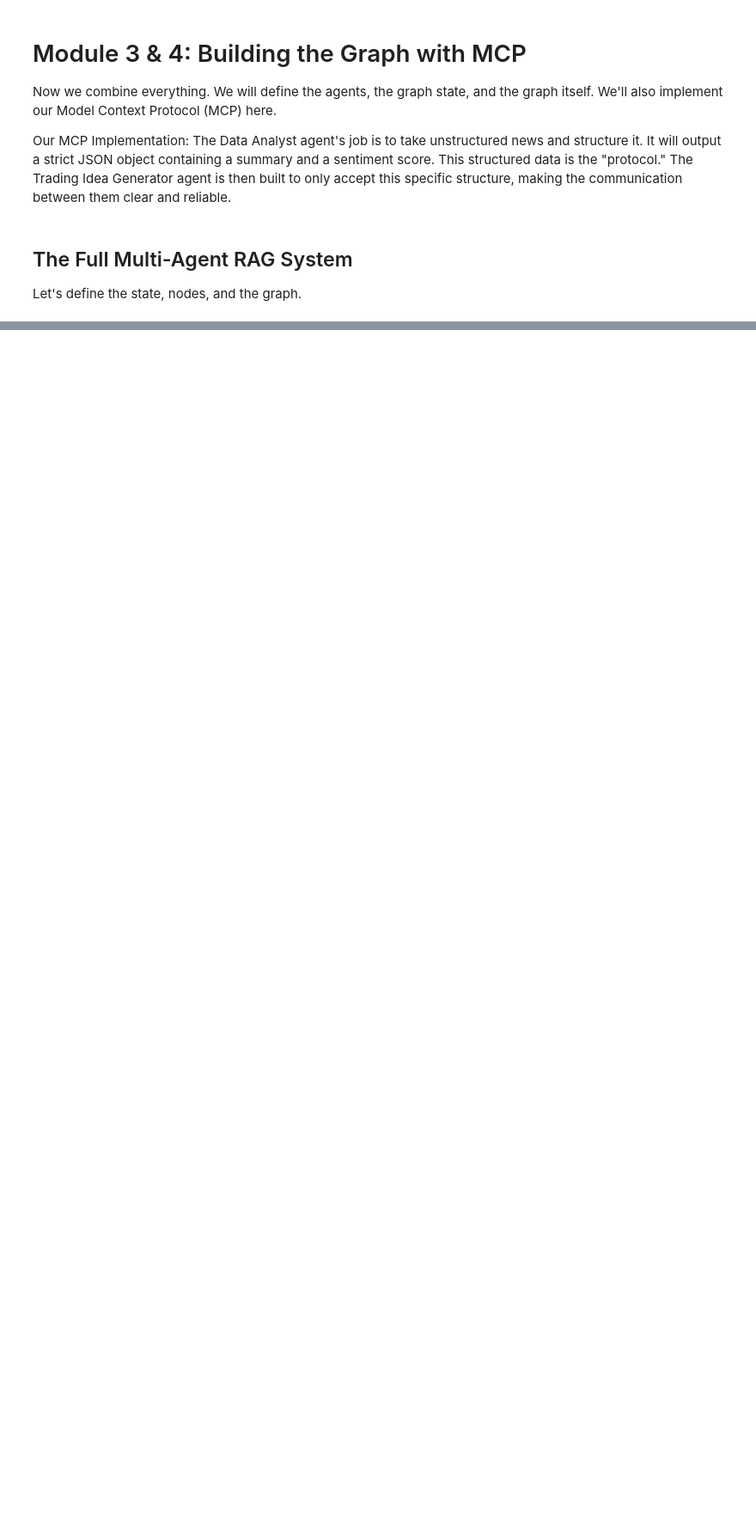
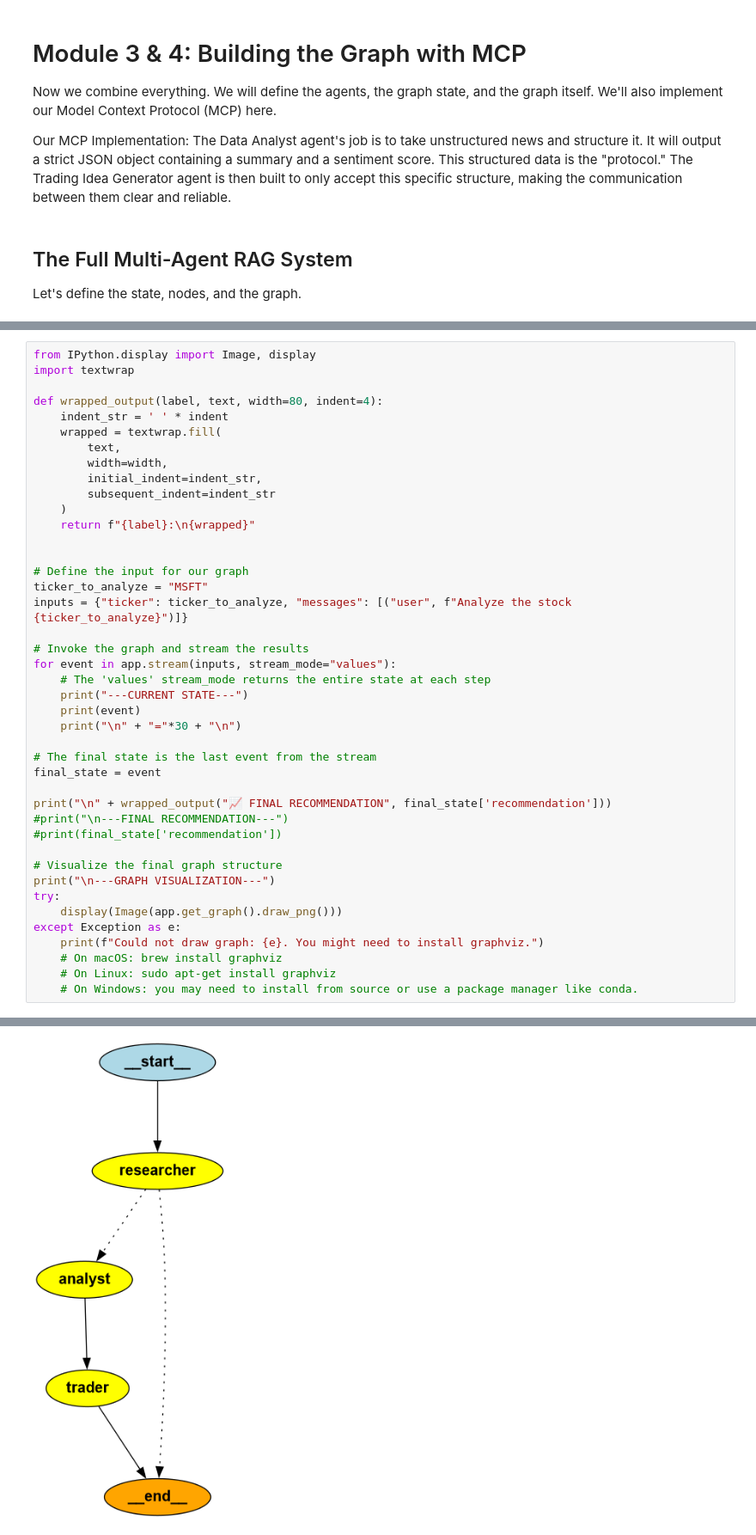
Before and after one commit to mrhallonline/langgraph-stock-analyzer, a Jupyter notebook: stock_analyzer.ipynb, the cells around one changed output, grey strips where cells are left out. Shown: that part at 86% size. Drawn from its saved outputs; the diff is of its cells as text; blank space fills up the shorter version.

```diff
--- a/stock_analyzer.ipynb
+++ b/stock_analyzer.ipynb
@@ -283,0 +447,43 @@ Let's define the state, nodes, and the graph.
+# %%
+from IPython.display import Image, display
+import textwrap
+
+def wrapped_output(label, text, width=80, indent=4):
+    indent_str = ' ' * indent
+    wrapped = textwrap.fill(
+        text,
+        width=width,
+        initial_indent=indent_str,
+        subsequent_indent=indent_str
+    )
+    return f"{label}:\n{wrapped}"
+
+
+# Define the input for our graph
+ticker_to_analyze = "MSFT"
+inputs = {"ticker": ticker_to_analyze, "messages": [("user", f"Analyze the stock {ticker_to_analyze}")]}
+
+# Invoke the graph and stream the results
+for event in app.stream(inputs, stream_mode="values"):
+    # The 'values' stream_mode returns the entire state at each step
+    print("---CURRENT STATE---")
+    print(event)
+    print("\n" + "="*30 + "\n")
+
+# The final state is the last event from the stream
+final_state = event
+
+print("\n" + wrapped_output("📈 FINAL RECOMMENDATION", final_state['recommendation']))
+#print("\n---FINAL RECOMMENDATION---")
+#print(final_state['recommendation'])
+
+# Visualize the final graph structure
+print("\n---GRAPH VISUALIZATION---")
+try:
+    display(Image(app.get_graph().draw_png()))
+except Exception as e:
+    print(f"Could not draw graph: {e}. You might need to install graphviz.")
+    # On macOS: brew install graphviz
+    # On Linux: sudo apt-get install graphviz
+    # On Windows: you may need to install from source or use a package manager like conda.
+# %% [output]
@@ -283,0 +507 @@ Let's define the state, nodes, and the graph.
+[figure, added]
```
Also changed, not shown: parts of 5 cells of this notebook.
